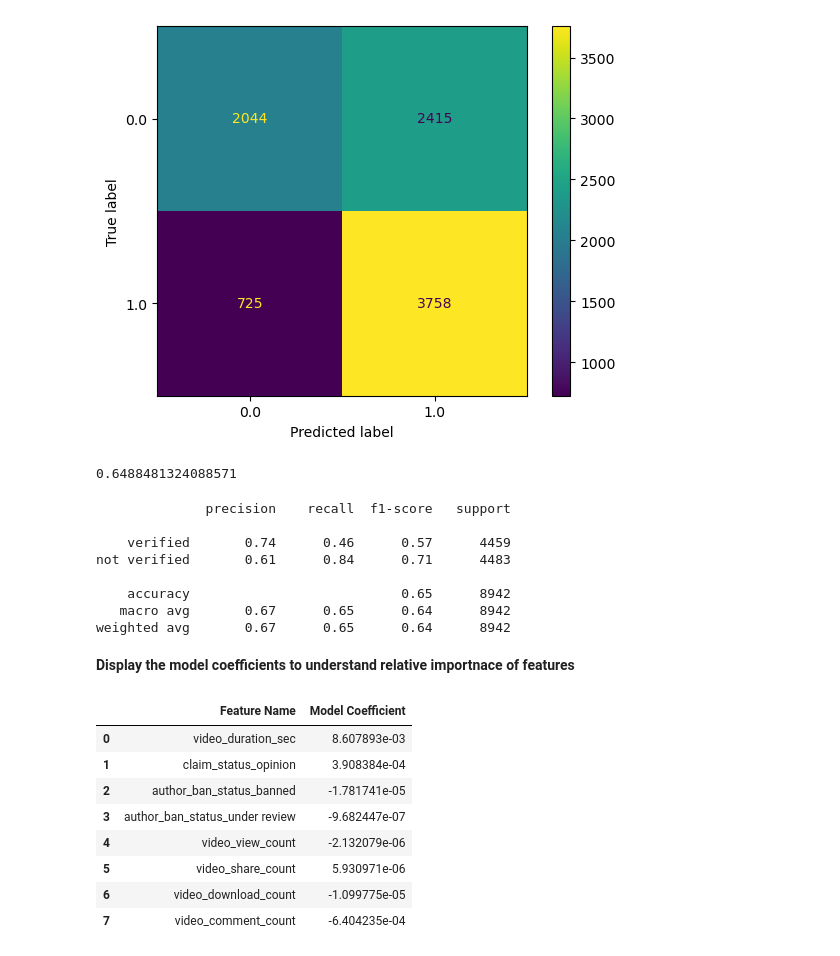
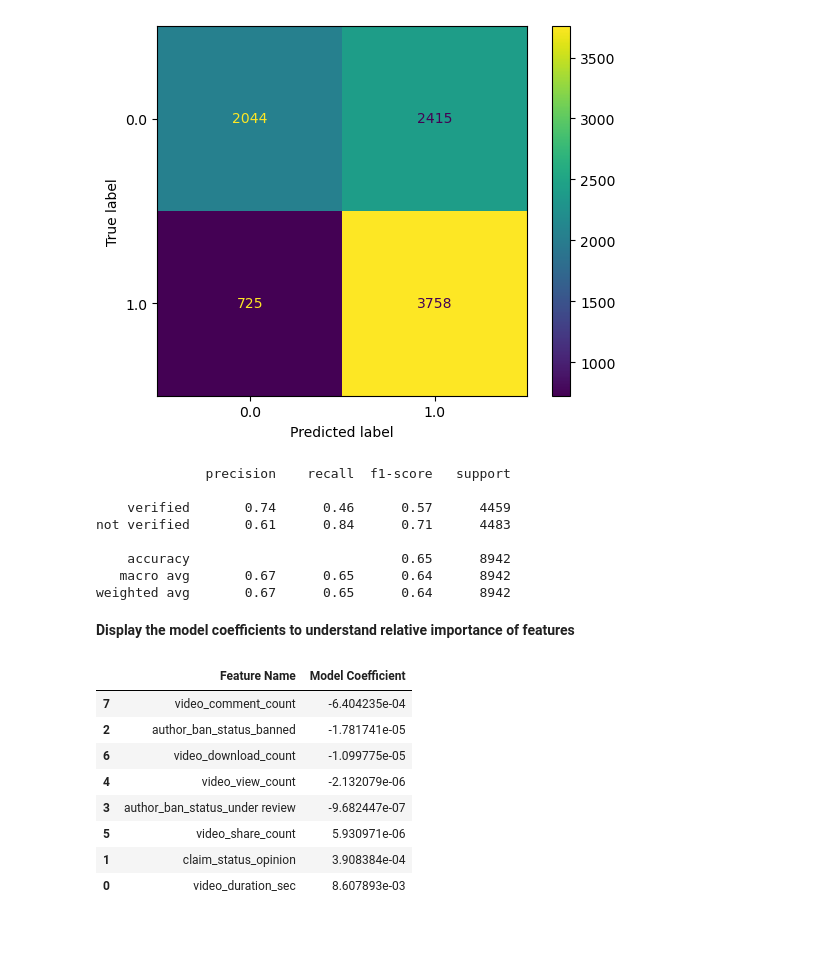
Before and after one commit to yogesh-dandekar/Various-python-projects, a Jupyter notebook: LR_project.ipynb, the cells around one changed output. Drawn from its saved outputs; the diff is of its cells as text; code cells hidden in the pictures.

```diff
--- a/LR_project.ipynb
+++ b/LR_project.ipynb
@@ -187,13 +187,8 @@ Name: verified_status, dtype: float64
 data_majority = data[data["verified_status"] == "not verified"]
 data_minority = data[data["verified_status"] == "verified"]
 
-data_minority_upsampled = resample(data_minority,
-                                 replace=True,                 # to sample with replacement
-                                 n_samples=len(data_majority), # to match majority class
-                                 random_state=0)               # to create reproducible results
-
+data_minority_upsampled = resample(data_minority, replace=True, n_samples=len(data_majority), random_state=0)
 data_upsampled = pd.concat([data_majority, data_minority_upsampled]).reset_index(drop=True)
-
 data_upsampled["verified_status"].value_counts()
 # %% [output]
 not verified    17884
@@ -383,10 +375,6 @@ log_disp.plot()
 plt.show()
 # %% [output]
 [figure]
-# %%
-(3758+2044) / (3758 + 725 + 2044 + 2415)
-# %% [output]
-0.6488481324088571
 # %%
 target_labels = ["verified", "not verified"]
 print(classification_report(y_test, y_pred, target_names=target_labels))
@@ -400,16 +388,17 @@ not verified       0.61      0.84      0.71      4483
    macro avg       0.67      0.65      0.64      8942
 weighted avg       0.67      0.65      0.64      8942
 # %% [markdown]
-**Display the model coefficients to understand relative importnace of features**
+**Display the model coefficients to understand relative importance of features**
 # %%
-pd.DataFrame(data={"Feature Name":log_clf.feature_names_in_, "Model Coefficient":log_clf.coef_[0]})
+coef=pd.DataFrame(data={"Feature Name":log_clf.feature_names_in_, "Model Coefficient":log_clf.coef_[0]})
+coef.sort_values(by=['Model Coefficient'])
 # %% [output]
 |  | Feature Name | Model Coefficient |
+| 7 | video_comment_count | -6.404235e-04 |
+| 2 | author_ban_status_banned | -1.781741e-05 |
+| 6 | video_download_count | -1.099775e-05 |
+| 4 | video_view_count | -2.132079e-06 |
+| 3 | author_ban_status_under review | -9.682447e-07 |
+| 5 | video_share_count | 5.930971e-06 |
+| 1 | claim_status_opinion | 3.908384e-04 |
 | 0 | video_duration_sec | 8.607893e-03 |
-| 1 | claim_status_opinion | 3.908384e-04 |
-| 2 | author_ban_status_banned | -1.781741e-05 |
-| 3 | author_ban_status_under review | -9.682447e-07 |
-| 4 | video_view_count | -2.132079e-06 |
-| 5 | video_share_count | 5.930971e-06 |
-| 6 | video_download_count | -1.099775e-05 |
-| 7 | video_comment_count | -6.404235e-04 |
```
Also changed, not shown: parts of 11 cells of this notebook, 2 other files.
